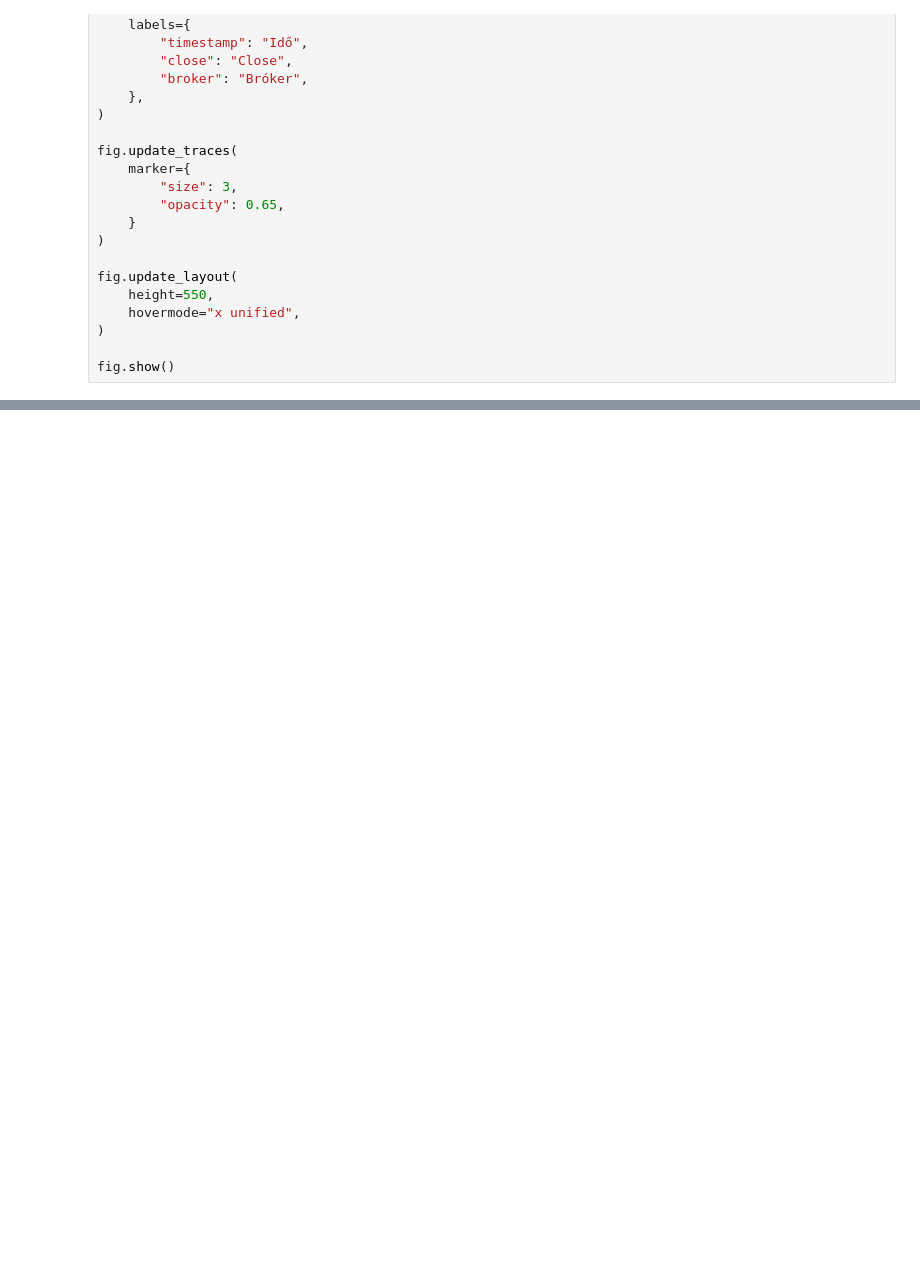
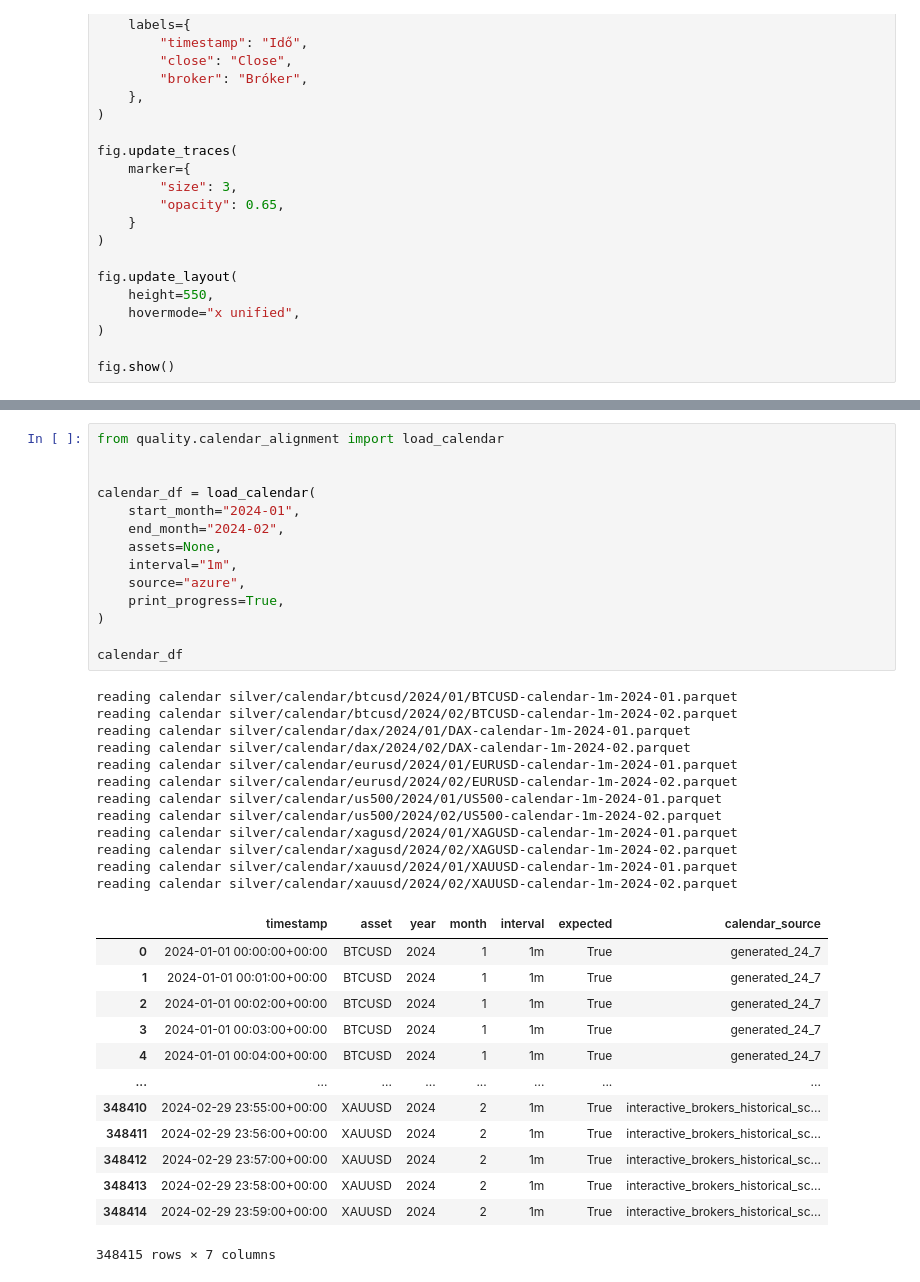
Before and after one commit to tamaskristok/on_lab_v2, a Jupyter notebook: labor.ipynb, the cells around one changed output, grey strips where cells are left out. Saved outputs shown, nothing was run; the diff lists cells and outputs as text; blank space fills up the shorter version.

Commit message:
silver_01

```diff
--- a/labor.ipynb
+++ b/labor.ipynb
@@ -4752,0 +4902,40 @@ fig.show()
+# %%
+from quality.calendar_alignment import load_calendar
+
+
+calendar_df = load_calendar(
+    start_month="2024-01",
+    end_month="2024-02",
+    assets=None,
+    interval="1m",
+    source="azure",
+    print_progress=True,
+)
+
+calendar_df
+# %% [output]
+reading calendar silver/calendar/btcusd/2024/01/BTCUSD-calendar-1m-2024-01.parquet
+reading calendar silver/calendar/btcusd/2024/02/BTCUSD-calendar-1m-2024-02.parquet
+reading calendar silver/calendar/dax/2024/01/DAX-calendar-1m-2024-01.parquet
+reading calendar silver/calendar/dax/2024/02/DAX-calendar-1m-2024-02.parquet
+reading calendar silver/calendar/eurusd/2024/01/EURUSD-calendar-1m-2024-01.parquet
+reading calendar silver/calendar/eurusd/2024/02/EURUSD-calendar-1m-2024-02.parquet
+reading calendar silver/calendar/us500/2024/01/US500-calendar-1m-2024-01.parquet
+reading calendar silver/calendar/us500/2024/02/US500-calendar-1m-2024-02.parquet
+reading calendar silver/calendar/xagusd/2024/01/XAGUSD-calendar-1m-2024-01.parquet
+reading calendar silver/calendar/xagusd/2024/02/XAGUSD-calendar-1m-2024-02.parquet
+reading calendar silver/calendar/xauusd/2024/01/XAUUSD-calendar-1m-2024-01.parquet
+reading calendar silver/calendar/xauusd/2024/02/XAUUSD-calendar-1m-2024-02.parquet
+|  | timestamp | asset | year | month | interval | expected | calendar_source |
+| 0 | 2024-01-01 00:00:00+00:00 | BTCUSD | 2024 | 1 | 1m | True | generated_24_7 |
+| 1 | 2024-01-01 00:01:00+00:00 | BTCUSD | 2024 | 1 | 1m | True | generated_24_7 |
+| 2 | 2024-01-01 00:02:00+00:00 | BTCUSD | 2024 | 1 | 1m | True | generated_24_7 |
+| 3 | 2024-01-01 00:03:00+00:00 | BTCUSD | 2024 | 1 | 1m | True | generated_24_7 |
+| 4 | 2024-01-01 00:04:00+00:00 | BTCUSD | 2024 | 1 | 1m | True | generated_24_7 |
+| ... | ... | ... | ... | ... | ... | ... | ... |
+| 348410 | 2024-02-29 23:55:00+00:00 | XAUUSD | 2024 | 2 | 1m | True | interactive_brokers_historical_sc... |
+| 348411 | 2024-02-29 23:56:00+00:00 | XAUUSD | 2024 | 2 | 1m | True | interactive_brokers_historical_sc... |
+| 348412 | 2024-02-29 23:57:00+00:00 | XAUUSD | 2024 | 2 | 1m | True | interactive_brokers_historical_sc... |
+| 348413 | 2024-02-29 23:58:00+00:00 | XAUUSD | 2024 | 2 | 1m | True | interactive_brokers_historical_sc... |
+| 348414 | 2024-02-29 23:59:00+00:00 | XAUUSD | 2024 | 2 | 1m | True | interactive_brokers_historical_sc... |
+348415 rows × 7 columns
```
Also changed, not shown: parts of 6 cells of this notebook, 7 other files.
